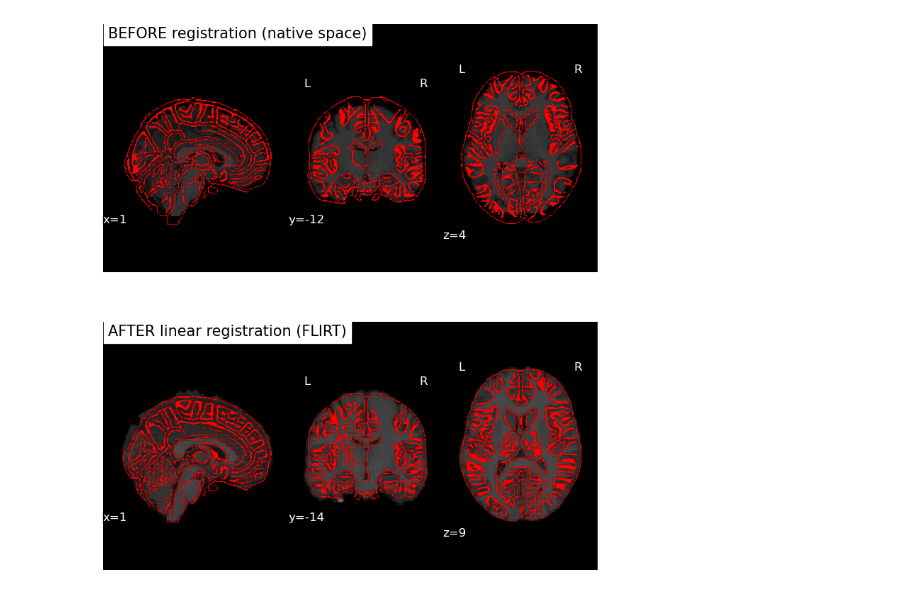
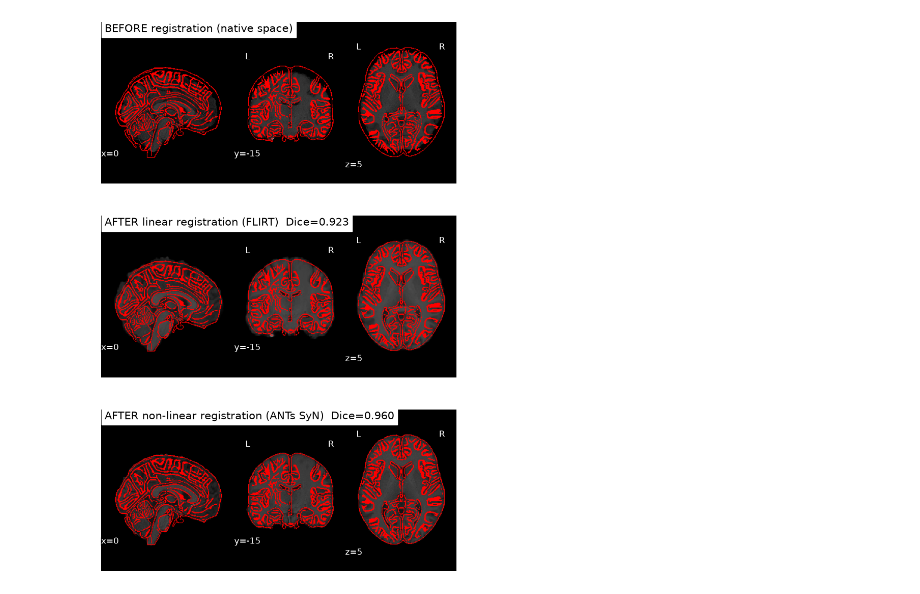
Before and after one commit to matt1234-cmd/NSSP-Mini-project-1, a Jupyter notebook: Project_notebook.ipynb, the cells around one changed output. Drawn from its saved outputs; the diff is of its cells as text; code cells hidden in the pictures.

```diff
--- a/Project_notebook.ipynb
+++ b/Project_notebook.ipynb
@@ -93,8 +145,14 @@ plt.show()
 # %%
 # Run FAST (takes a few minutes)
 fast_prefix = op.join(out_anatomical_dir, "T1w_brain_fast")
-seg = fast_prefix + "_seg.nii.gz"
+seg = fast_prefix + "_seg.nii.gz"       # hard labels: 1 = CSF, 2 = GM, 3 = WM
 
 # FAST: -t 1 = T1 image, -n 3 = three tissue classes
 subprocess.run(["fast", "-t", "1", "-n", "3", "-o", fast_prefix, brain], check=True)
+
+# Tissue volumes from the partial-volume maps (pve_k = fraction of tissue k in each voxel)
+voxel_ml = np.prod(nib.load(brain).header.get_zooms()[:3]) / 1000
+for k, name in enumerate(["CSF", "Grey matter", "White matter"]):
+    pve = nib.load(f"{fast_prefix}_pve_{k}.nii.gz").get_fdata()
+    print(f"{name:13s}: {pve.sum() * voxel_ml:4.0f} mL")
 # %% [output]
@@ -123,14 +182,0 @@ plt.show()
-# %%
-affine_mat = op.join(out_anatomical_dir, "T1_to_MNI_flirt.mat") # linear transformation matrix (from FLIRT)
-brain_flirt = op.join(out_anatomical_dir, "T1w_brain_MNI_FLIRT.nii.gz")
-
-# FLIRT: linear registration
-subprocess.run(["flirt", "-in", brain, "-ref", mni_brain, "-out", brain_flirt, "-omat", affine_mat], check=True)
-
-
-# FNIRT: non-linear registration(takes a few minutes) - probably overkill for this miniproject
-'''
-brain_nl = op.join(out_anatomical_dir, "T1w_brain_MNI_nonlinear.nii.gz")  # brain after non-linear registration
-subprocess.run(["fnirt", f"--in={t1_reori}", f"--ref={mni_head}", f"--aff={affine}",
-                "--config=T1_2_MNI152_2mm", f"--cout={warp}"], check=True)
-'''
@@ -139,17 +239,24 @@ subprocess.run(["fnirt", f"--in={t1_reori}", f"--ref={mni_head}", f"--aff={affin
 # %%
-# Plotting pre- and post-registration results
-fig, axs = plt.subplots(2, 1, figsize=(9, 10))
+# Plotting pre- and post-registration results, same slices in every panel
+CUT_MNI = (0, -15, 5)
+fig, axs = plt.subplots(3, 1, figsize=(9, 14))
 
-d = plotting.plot_anat(brain, axes=axs[0], draw_cross=False, colorbar=False,
+d = plotting.plot_anat(brain, axes=axs[0], cut_coords=CUT_MNI, draw_cross=False, colorbar=False,
                        title="BEFORE registration (native space)")
 d.add_edges(mni_brain, color="r") # MNI edges on top
 
-d = plotting.plot_anat(brain_flirt, axes=axs[1], draw_cross=False, colorbar=False,
-                       title="AFTER linear registration (FLIRT)")
+corr, dice = reg_scores["FLIRT"]
+d = plotting.plot_anat(brain_flirt, axes=axs[1], cut_coords=CUT_MNI, draw_cross=False, colorbar=False,
+                       title=f"AFTER linear registration (FLIRT)  Dice={dice:.3f}")
+d.add_edges(mni_brain, color="r")
+
+corr, dice = reg_scores["SyN"]
+d = plotting.plot_anat(brain_syn, axes=axs[2], cut_coords=CUT_MNI, draw_cross=False, colorbar=False,
+                       title=f"AFTER non-linear registration (ANTs SyN)  Dice={dice:.3f}")
 d.add_edges(mni_brain, color="r")
 
 
-fig.savefig(op.join(fig_dir, "3_registration_MNI.png"), dpi=1000)
+fig.savefig(op.join(fig_dir, "3_registration_MNI.png"), dpi=FIG_DPI)
 plt.show()
 # %% [output]
-[figure, old version]
+[figure, new version]
```
Also changed, not shown: parts of 17 cells of this notebook.
